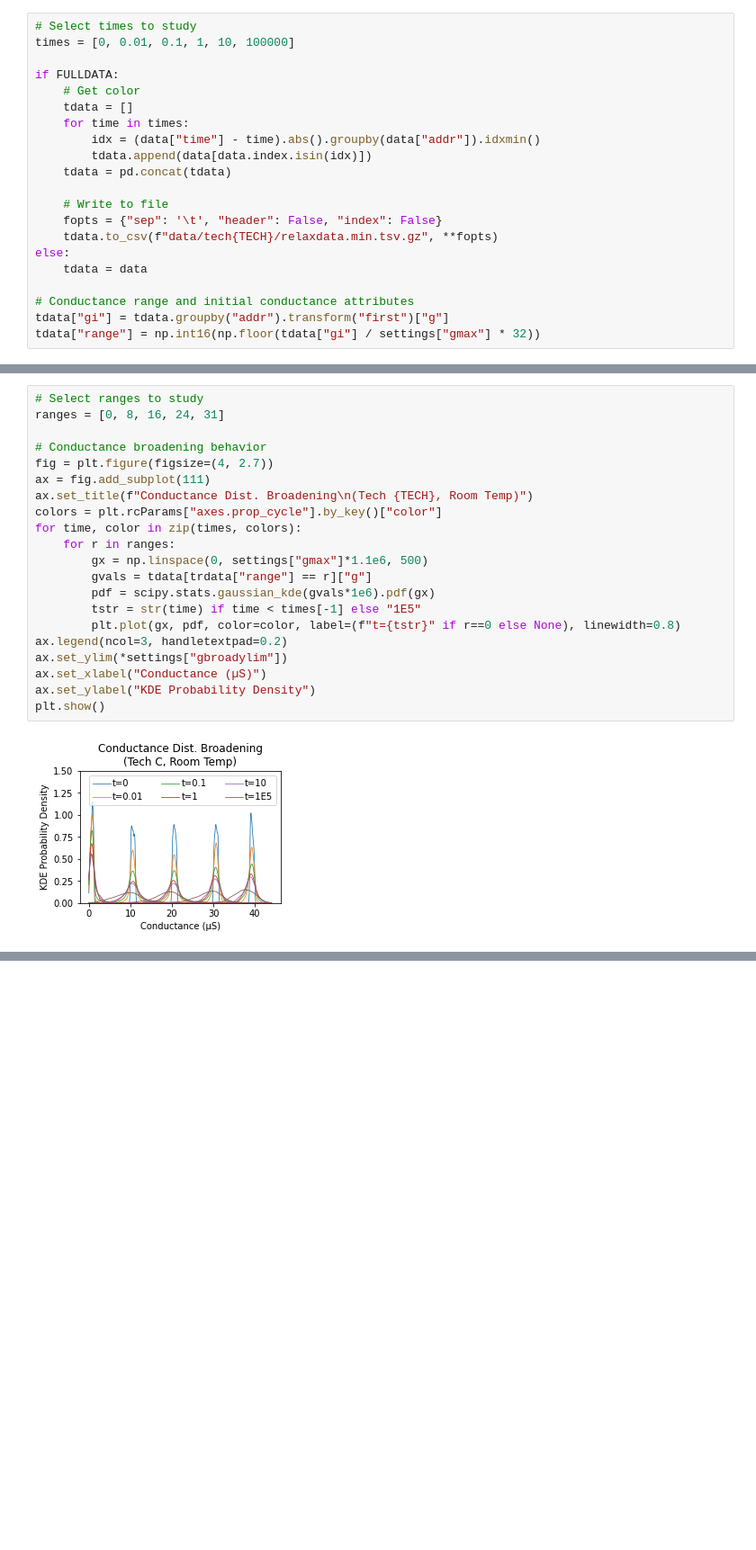
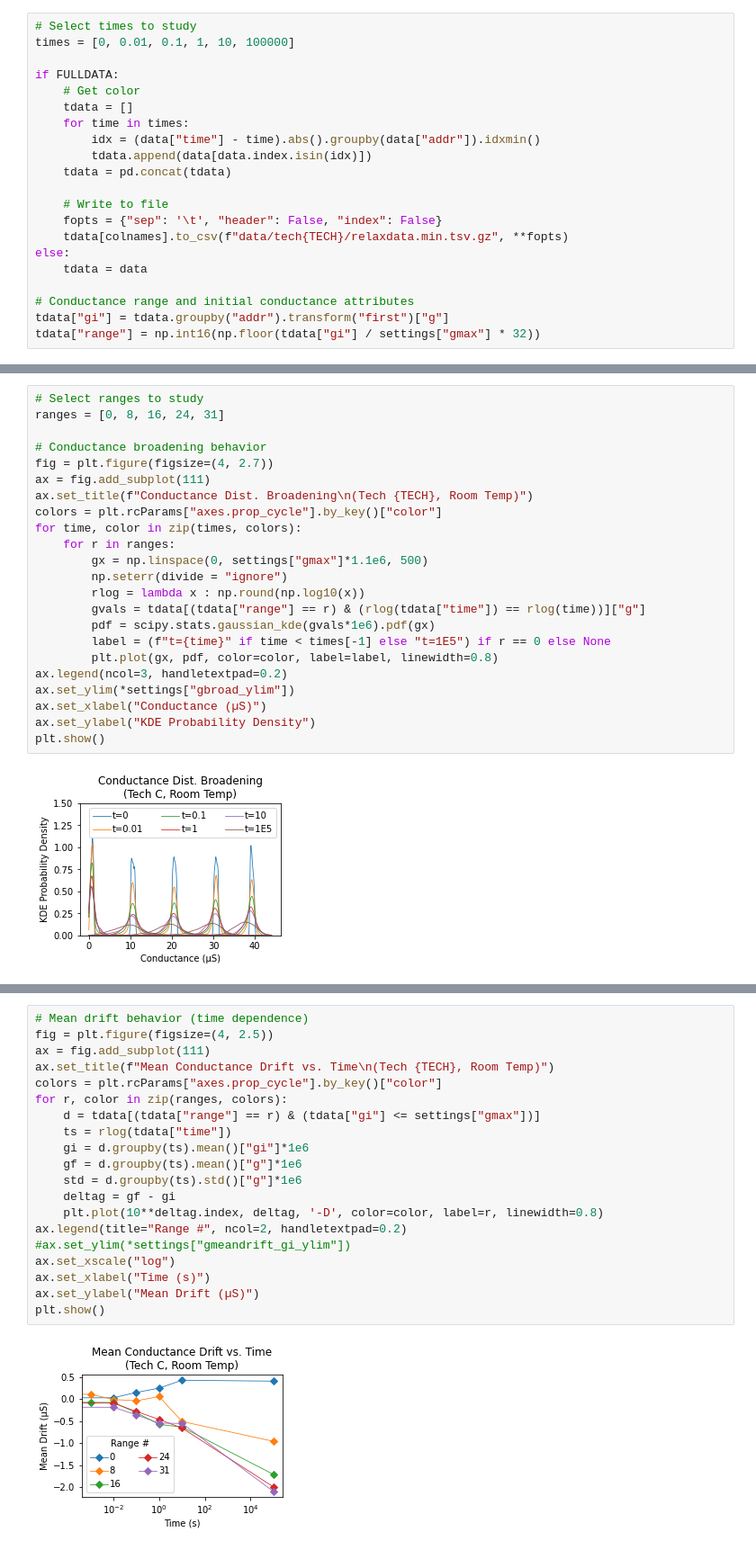
Before and after one commit to akashlevy/RRAM-Relaxation-Master-Model, a Jupyter notebook: analysis.ipynb, the cells around one changed output, grey strips where cells are left out. Shown at 90% size. Saved outputs shown, nothing was run; the diff lists cells and outputs as text; blank space fills up the shorter version.

```diff
--- a/analysis.ipynb
+++ b/analysis.ipynb
@@ -145,7 +145,7 @@ if FULLDATA:
 
     # Write to file
     fopts = {"sep": '\t', "header": False, "index": False}
-    tdata.to_csv(f"data/tech{TECH}/relaxdata.min.tsv.gz", **fopts)
+    tdata[colnames].to_csv(f"data/tech{TECH}/relaxdata.min.tsv.gz", **fopts)
 else:
     tdata = data
 
@@ -170,12 +168,14 @@ colors = plt.rcParams["axes.prop_cycle"].by_key()["color"]
 for time, color in zip(times, colors):
     for r in ranges:
         gx = np.linspace(0, settings["gmax"]*1.1e6, 500)
-        gvals = tdata[trdata["range"] == r]["g"]
+        np.seterr(divide = "ignore")
+        rlog = lambda x : np.round(np.log10(x))
+        gvals = tdata[(tdata["range"] == r) & (rlog(tdata["time"]) == rlog(time))]["g"]
         pdf = scipy.stats.gaussian_kde(gvals*1e6).pdf(gx)
-        tstr = str(time) if time < times[-1] else "1E5"
-        plt.plot(gx, pdf, color=color, label=(f"t={tstr}" if r==0 else None), linewidth=0.8)
+        label = (f"t={time}" if time < times[-1] else "t=1E5") if r == 0 else None
+        plt.plot(gx, pdf, color=color, label=label, linewidth=0.8)
 ax.legend(ncol=3, handletextpad=0.2)
-ax.set_ylim(*settings["gbroadylim"])
+ax.set_ylim(*settings["gbroad_ylim"])
 ax.set_xlabel("Conductance (µS)")
 ax.set_ylabel("KDE Probability Density")
 plt.show()
@@ -185,0 +187,22 @@ FULLDATA=True
+# %%
+# Mean drift behavior (time dependence)
+fig = plt.figure(figsize=(4, 2.5))
+ax = fig.add_subplot(111)
+ax.set_title(f"Mean Conductance Drift vs. Time\n(Tech {TECH}, Room Temp)")
+colors = plt.rcParams["axes.prop_cycle"].by_key()["color"]
+for r, color in zip(ranges, colors):
+    d = tdata[(tdata["range"] == r) & (tdata["gi"] <= settings["gmax"])]
+    ts = rlog(tdata["time"])
+    gi = d.groupby(ts).mean()["gi"]*1e6
+    gf = d.groupby(ts).mean()["g"]*1e6
+    std = d.groupby(ts).std()["g"]*1e6
+    deltag = gf - gi
+    plt.plot(10**deltag.index, deltag, '-D', color=color, label=r, linewidth=0.8)
+ax.legend(title="Range #", ncol=2, handletextpad=0.2)
+#ax.set_ylim(*settings["gmeandrift_gi_ylim"])
+ax.set_xscale("log")
+ax.set_xlabel("Time (s)")
+ax.set_ylabel("Mean Drift (µS)")
+plt.show()
+# %% [output]
+[figure, added]
```
Also changed, not shown: parts of 11 cells of this notebook, 6 other files.
